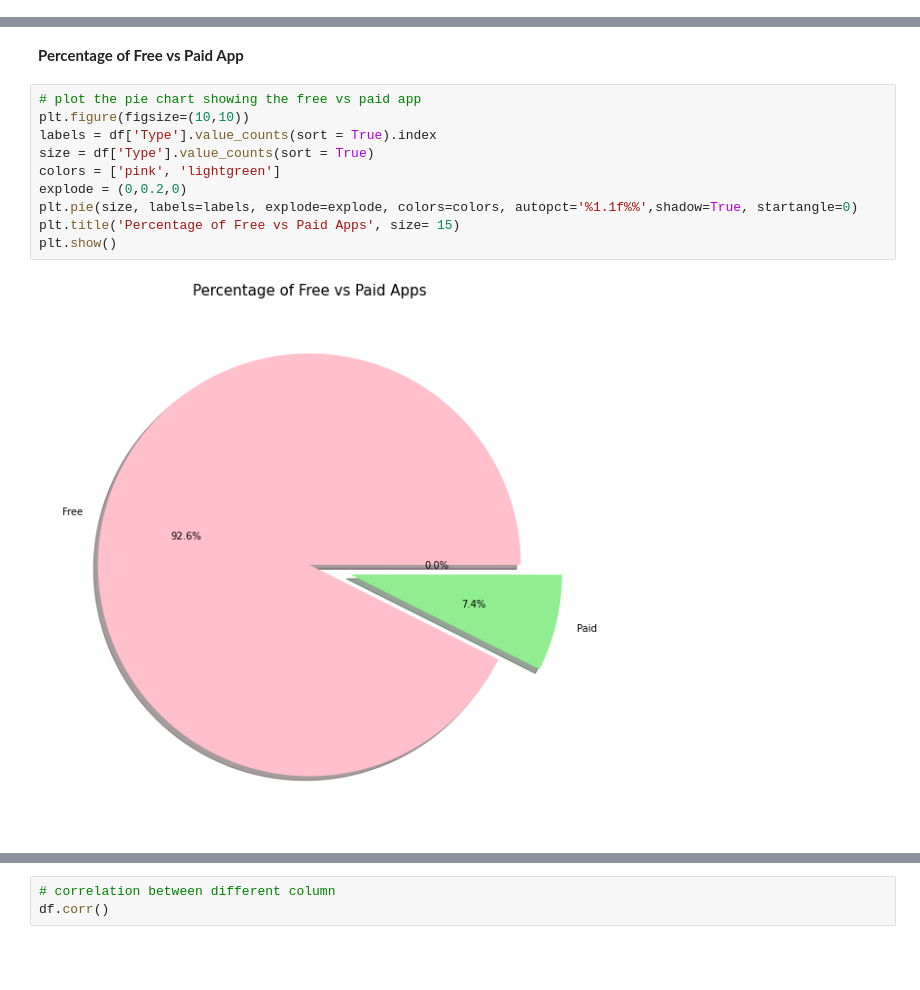
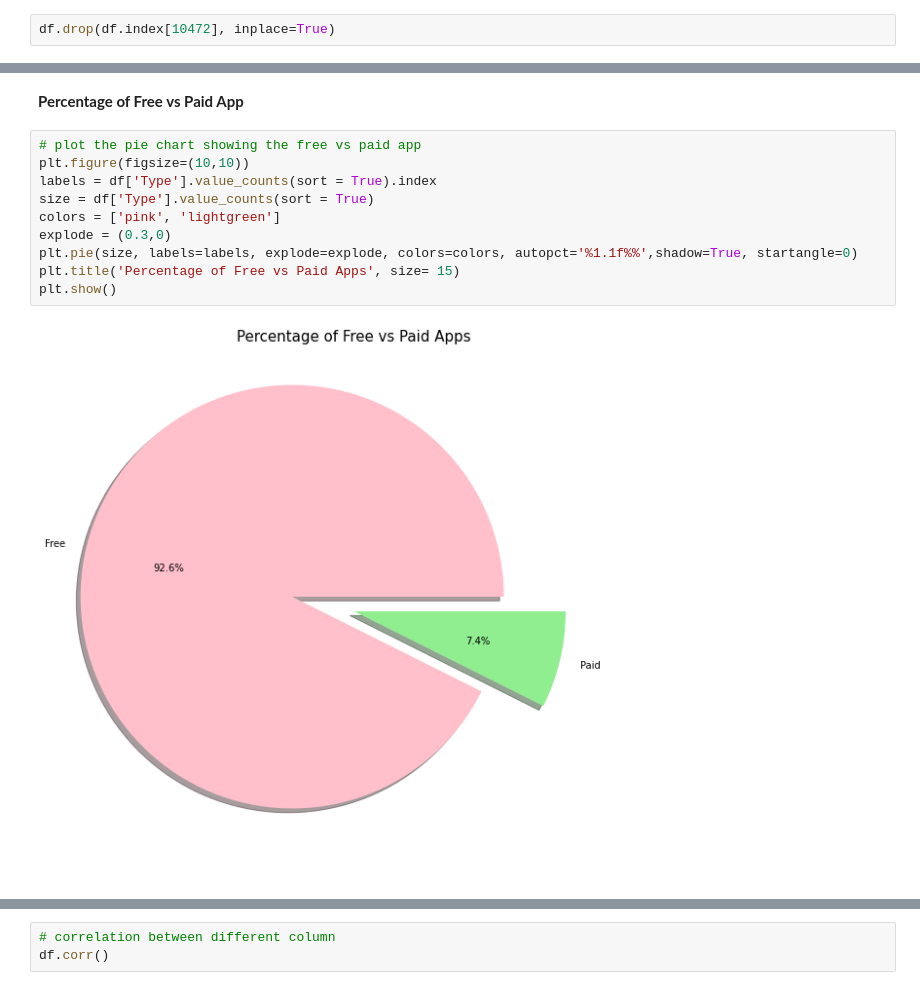
Before and after one commit to pratikjori20/Play-Store-App-Review-Analysis, a Jupyter notebook: Play_Store_App_Review_Analysis.ipynb, the cells around one changed output, grey strips where cells are left out. Saved outputs shown, nothing was run; the diff lists cells and outputs as text; blank space fills up the shorter version.

```diff
--- a/Play_Store_App_Review_Analysis.ipynb
+++ b/Play_Store_App_Review_Analysis.ipynb
@@ -276,0 +266,2 @@ Name: Type, Length: 10841, dtype: object
+# %%
+df.drop(df.index[10472], inplace=True)
@@ -470,15 +464,15 @@ plt.show()
 # %%
 # plot the pie chart showing the free vs paid app
 plt.figure(figsize=(10,10))
 labels = df['Type'].value_counts(sort = True).index
 size = df['Type'].value_counts(sort = True)
 colors = ['pink', 'lightgreen']
-explode = (0,0.2,0)
+explode = (0.3,0)
 plt.pie(size, labels=labels, explode=explode, colors=colors, autopct='%1.1f%%',shadow=True, startangle=0)
 plt.title('Percentage of Free vs Paid Apps', size= 15)
 plt.show()
 # %% [output]
-[figure, old version]
+[figure, new version]
 # %%
 # show the distribution of apps in term of their rating, size and type
 plt.figure(figsize=(12, 6))
```
Also changed, not shown: parts of 13 cells of this notebook.
